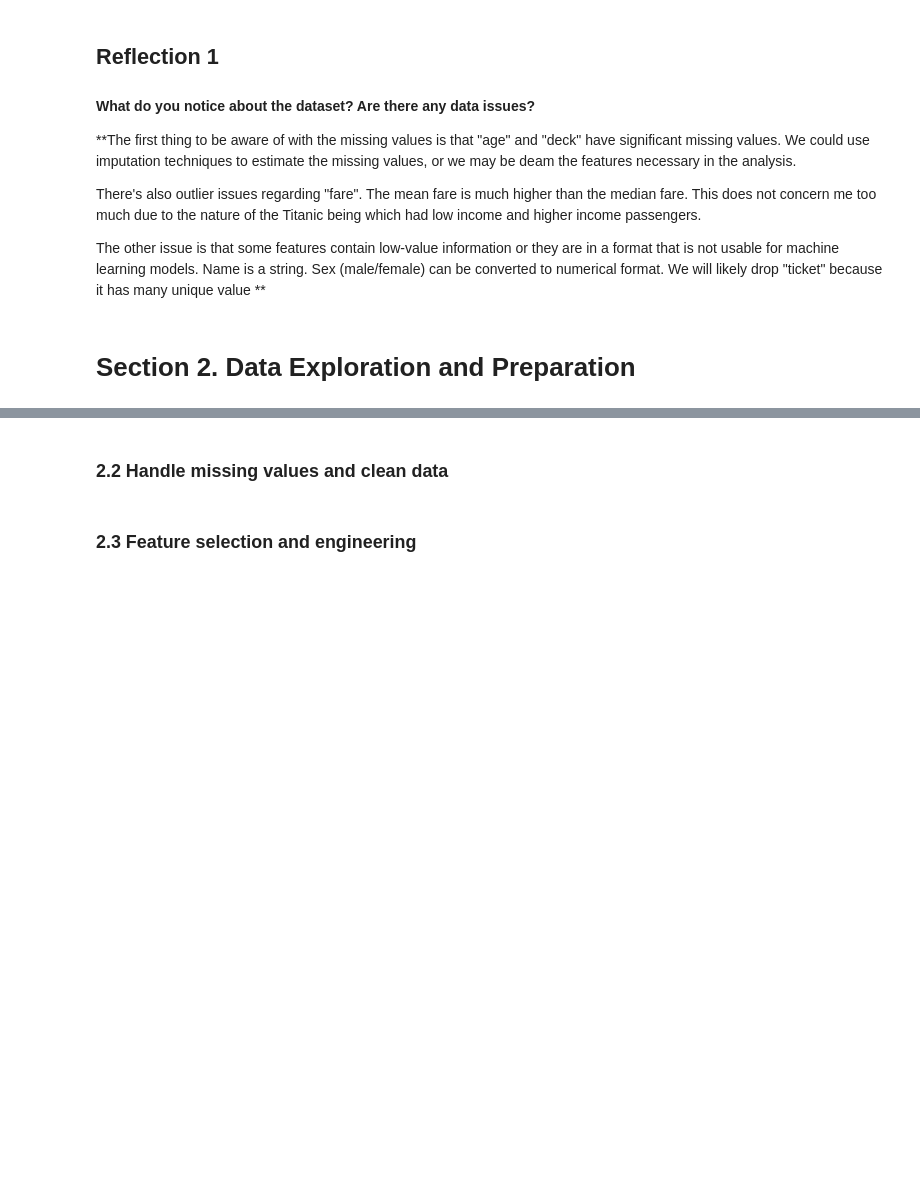
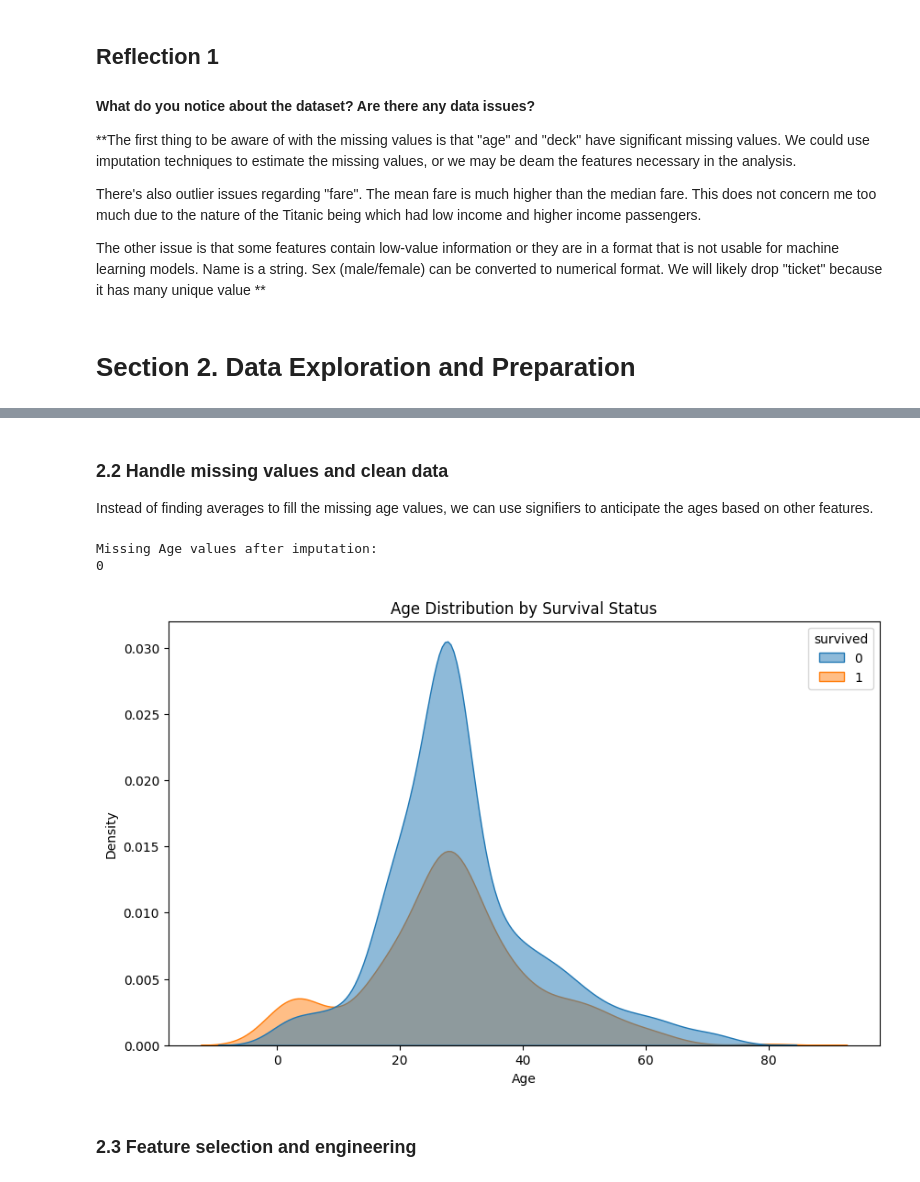
Before and after one commit to jarjarredred/ml-modules, a Jupyter notebook: notebooks/midterm/mlmidterm_jarred.ipynb, the cells around one changed output, grey strips where cells are left out. Saved outputs shown, nothing was run; the diff lists cells and outputs as text; code cells hidden in the pictures; blank space fills up the shorter version.

```diff
--- a/notebooks/midterm/mlmidterm_jarred.ipynb
+++ b/notebooks/midterm/mlmidterm_jarred.ipynb
@@ -122,8 +183,35 @@ The other issue is that some features contain low-value information or they are
 # %% [markdown]
 ### 2.2 Handle missing values and clean data
+
+Instead of finding averages to fill the missing age values, we can use signifiers to anticipate the ages based on other features.
 # %%
-median_age = titanic['age'].median()
-titanic['age'] = titanic['age'].fillna(median_age)
+# Use pclass to impute missing age values.
 
+# Calculate the mean age for each pclass and use it to fill NaN values
+titanic['age'] = titanic['age'].fillna(
+    titanic.groupby('pclass')['age'].transform('mean')
+)
+
+# Verify that there are now fewer missing Age values
+print("Missing Age values after imputation:")
+print(titanic['age'].isnull().sum())
 mode_embark = titanic['embark_town'].mode()[0]
 titanic['embark_town'] = titanic['embark_town'].fillna(mode_embark)
+
+#Create a new plot to represent age and survival relation with all age values filled
+plt.figure(figsize=(10, 6))
+# This creates a smooth curve for the age distribution, separated by the 'survived' status
+sns.kdeplot(
+    data=titanic,
+    x='age',
+    hue='survived',
+    fill=True,
+    alpha=.5
+)
+plt.title('Age Distribution by Survival Status')
+plt.xlabel('Age')
+plt.show()
+# %% [output]
+Missing Age values after imputation:
+0
+[figure, added]
```
Also changed, not shown: parts of 7 cells of this notebook, 1 other file.
